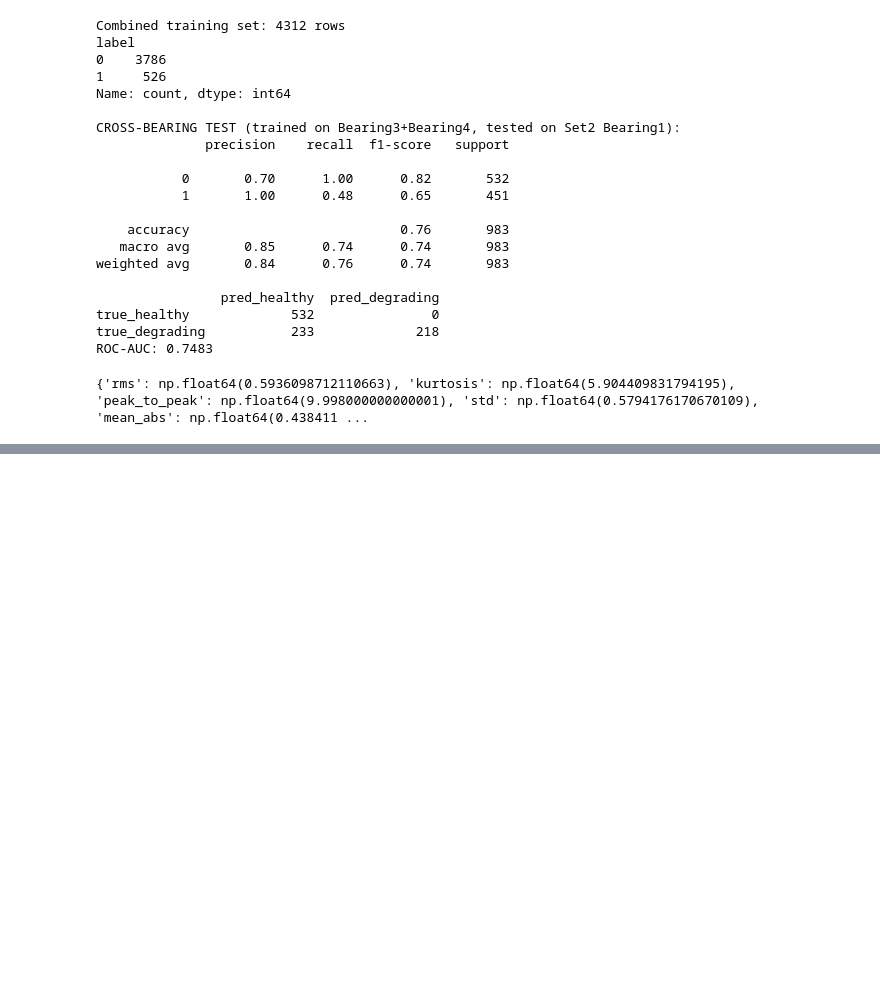
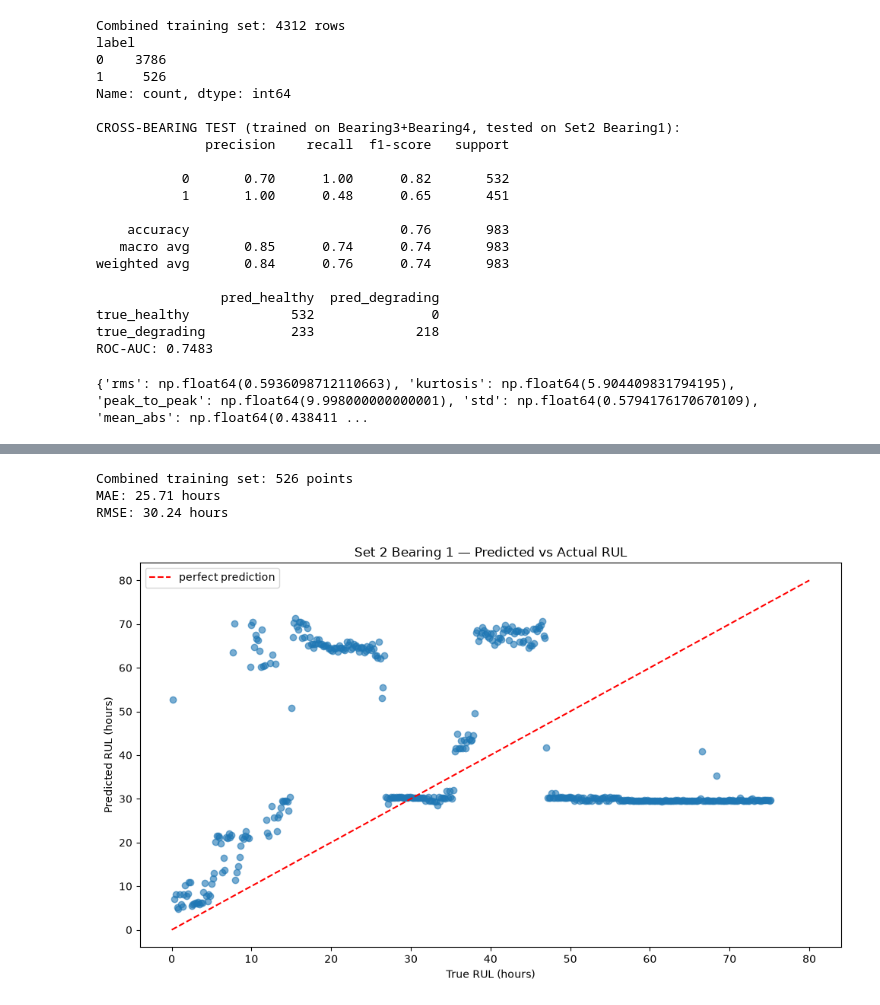
Before and after one commit to davidojei/goebel, a Jupyter notebook: notebooks/04_ims_eda.ipynb, the cells around one changed output, grey strips where cells are left out. Cells and saved outputs as stored; diff of their text form; code cells hidden in the pictures; blank space fills up the shorter version.

```diff
--- a/notebooks/04_ims_eda.ipynb
+++ b/notebooks/04_ims_eda.ipynb
@@ -619,0 +955,34 @@ print(test_feat)
+# %%
+combined_degrading_train = pd.concat([bearing3_degrading, bearing4_degrading], ignore_index=True)
+print(f"Combined training set: {len(combined_degrading_train)} points")
+
+from sklearn.ensemble import RandomForestRegressor
+from sklearn.metrics import mean_absolute_error, mean_squared_error
+
+reg_features = ["rms", "kurtosis", "peak_to_peak", "std", "mean_abs", "bpfo_energy", "bpfi_energy", "bsf_energy"]
+
+reg_stage2 = RandomForestRegressor(n_estimators=200, max_depth=6, random_state=42)
+reg_stage2.fit(combined_degrading_train[reg_features], combined_degrading_train["rul_hours"])
+
+preds_rul = reg_stage2.predict(set2_degrading[reg_features])
+
+mae = mean_absolute_error(set2_degrading["rul_hours"], preds_rul)
+rmse = np.sqrt(mean_squared_error(set2_degrading["rul_hours"], preds_rul))
+
+print(f"MAE: {mae:.2f} hours")
+print(f"RMSE: {rmse:.2f} hours")
+
+plt.figure(figsize=(10, 6))
+plt.scatter(set2_degrading["rul_hours"], preds_rul, alpha=0.6)
+plt.plot([0, 80], [0, 80], 'r--', label='perfect prediction')
+plt.xlabel("True RUL (hours)")
+plt.ylabel("Predicted RUL (hours)")
+plt.title("Set 2 Bearing 1 — Predicted vs Actual RUL")
+plt.legend()
+plt.tight_layout()
+plt.show()
+# %% [output]
+Combined training set: 526 points
+MAE: 25.71 hours
+RMSE: 30.24 hours
+[figure, added]
```
Also changed, not shown: parts of 12 cells of this notebook.
